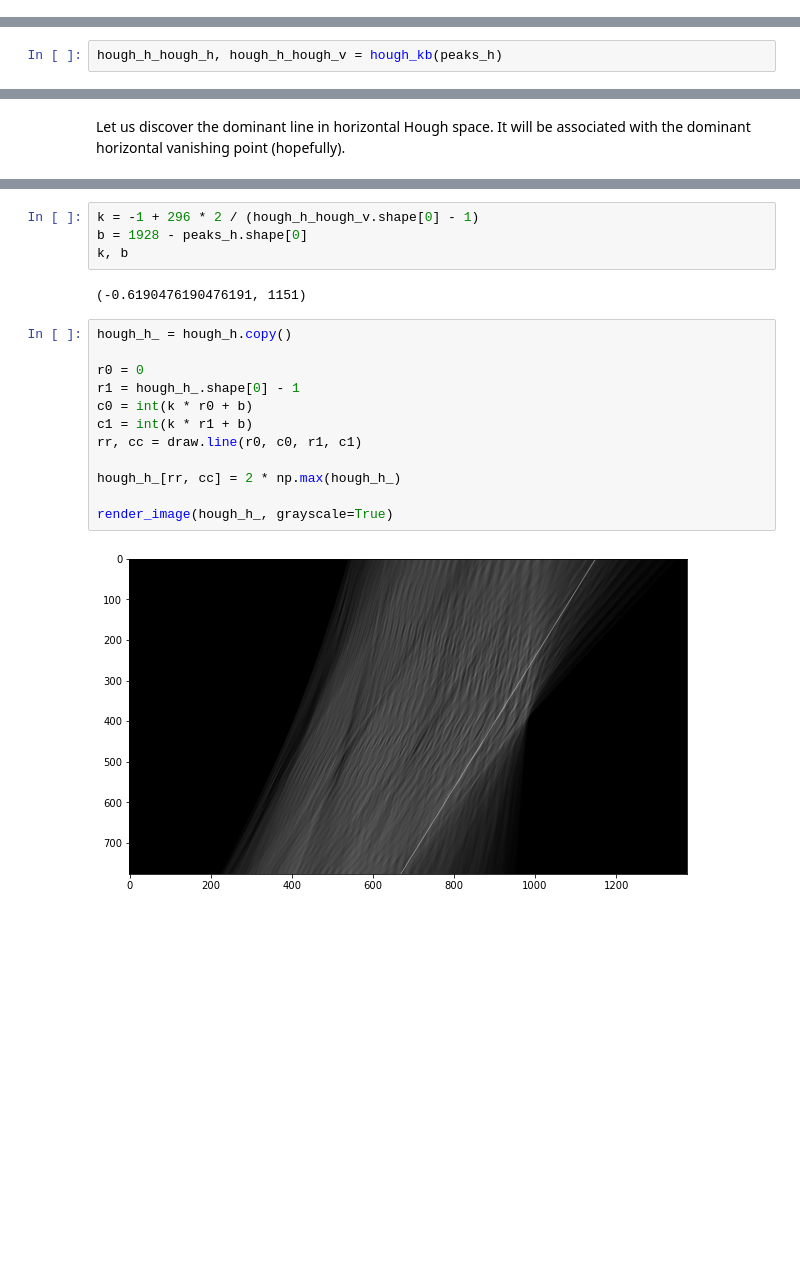
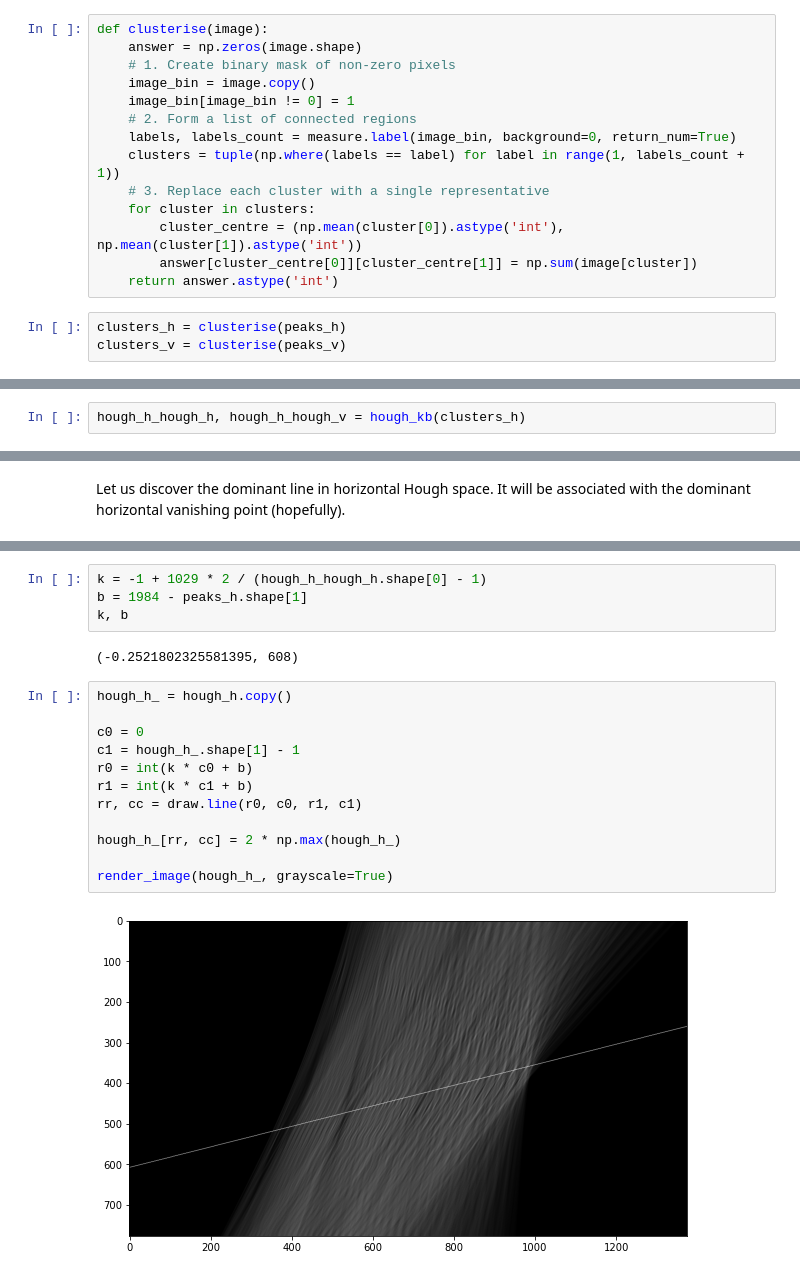
Before and after one commit to jointpoints/perspective-control, a Jupyter notebook: experiments/hough_transform.ipynb, the cells around one changed output, grey strips where cells are left out. Cells and saved outputs as stored; diff of their text form; blank space fills up the shorter version.

```diff
--- a/experiments/hough_transform.ipynb
+++ b/experiments/hough_transform.ipynb
@@ -215,0 +219,17 @@ ax_v.imshow(peaks_v / np.max(peaks_v), cmap=plot.cm.gray);
+# %%
+def clusterise(image):
+    answer = np.zeros(image.shape)
+    # 1. Create binary mask of non-zero pixels
+    image_bin = image.copy()
+    image_bin[image_bin != 0] = 1
+    # 2. Form a list of connected regions
+    labels, labels_count = measure.label(image_bin, background=0, return_num=True)
+    clusters = tuple(np.where(labels == label) for label in range(1, labels_count + 1))
+    # 3. Replace each cluster with a single representative
+    for cluster in clusters:
+        cluster_centre = (np.mean(cluster[0]).astype('int'), np.mean(cluster[1]).astype('int'))
+        answer[cluster_centre[0]][cluster_centre[1]] = np.sum(image[cluster])
+    return answer.astype('int')
+# %%
+clusters_h = clusterise(peaks_h)
+clusters_v = clusterise(peaks_v)
@@ -218,7 +267,7 @@ ax_v.imshow(peaks_v / np.max(peaks_v), cmap=plot.cm.gray);
 
 We consider Hough Hough spaces to discover vertical and horizontal vanishing points.
 # %%
-hough_h_hough_h, hough_h_hough_v = hough_kb(peaks_h)
+hough_h_hough_h, hough_h_hough_v = hough_kb(clusters_h)
 # %%
 plot.figure(figsize=(16, 6))
 plot.suptitle('Double Hough transform for predominantly horizontal lines')
@@ -257,22 +306,22 @@ np.unravel_index(np.argmax(hough_h_hough_v), hough_h_hough_v.shape)
 # %%
-k = -1 + 296 * 2 / (hough_h_hough_v.shape[0] - 1)
-b = 1928 - peaks_h.shape[0]
+k = -1 + 1029 * 2 / (hough_h_hough_h.shape[0] - 1)
+b = 1984 - peaks_h.shape[1]
 k, b
 # %% [output]
-(-0.6190476190476191, 1151)
+(-0.2521802325581395, 608)
 # %%
 hough_h_ = hough_h.copy()
 
-r0 = 0
-r1 = hough_h_.shape[0] - 1
-c0 = int(k * r0 + b)
-c1 = int(k * r1 + b)
+c0 = 0
+c1 = hough_h_.shape[1] - 1
+r0 = int(k * c0 + b)
+r1 = int(k * c1 + b)
 rr, cc = draw.line(r0, c0, r1, c1)
 
 hough_h_[rr, cc] = 2 * np.max(hough_h_)
 
 render_image(hough_h_, grayscale=True)
 # %% [output]
-[figure, old version]
+[figure, new version]
 # %%
 r0 = int(hough_h_.shape[0] / 2)
```
Also changed, not shown: parts of 16 cells of this notebook.
